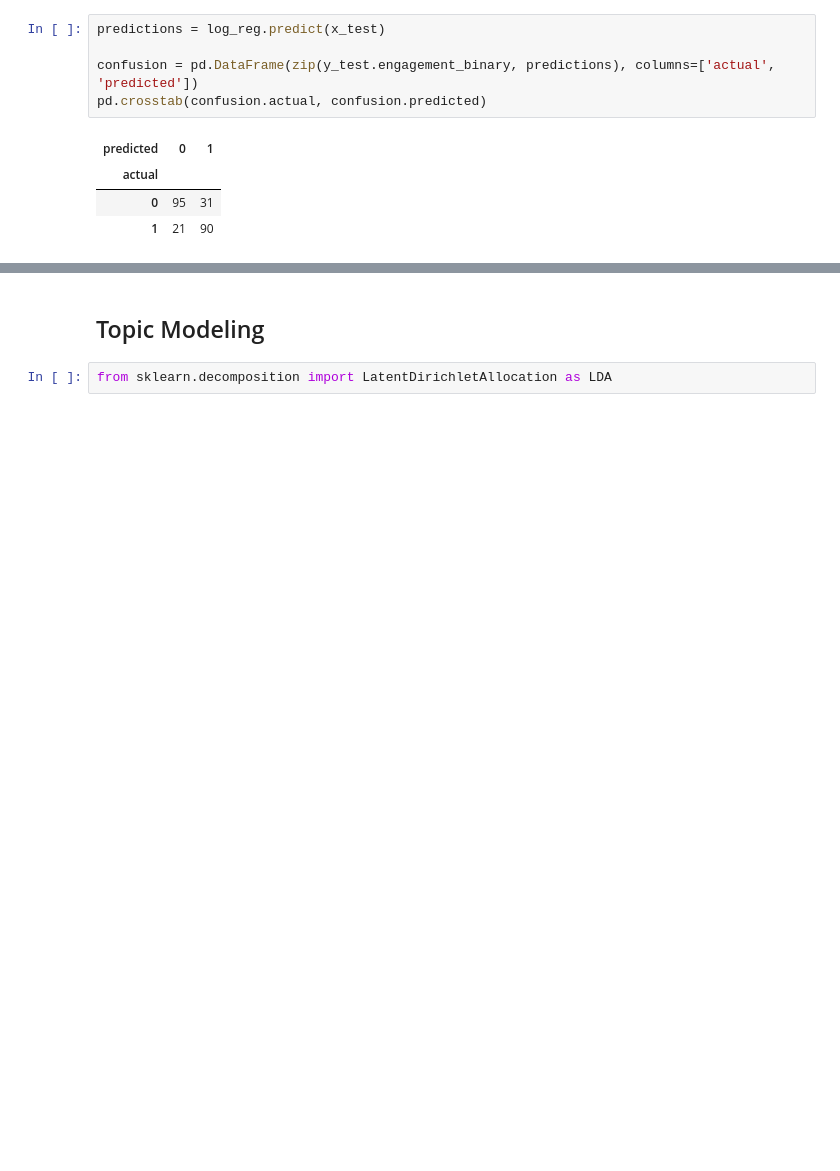
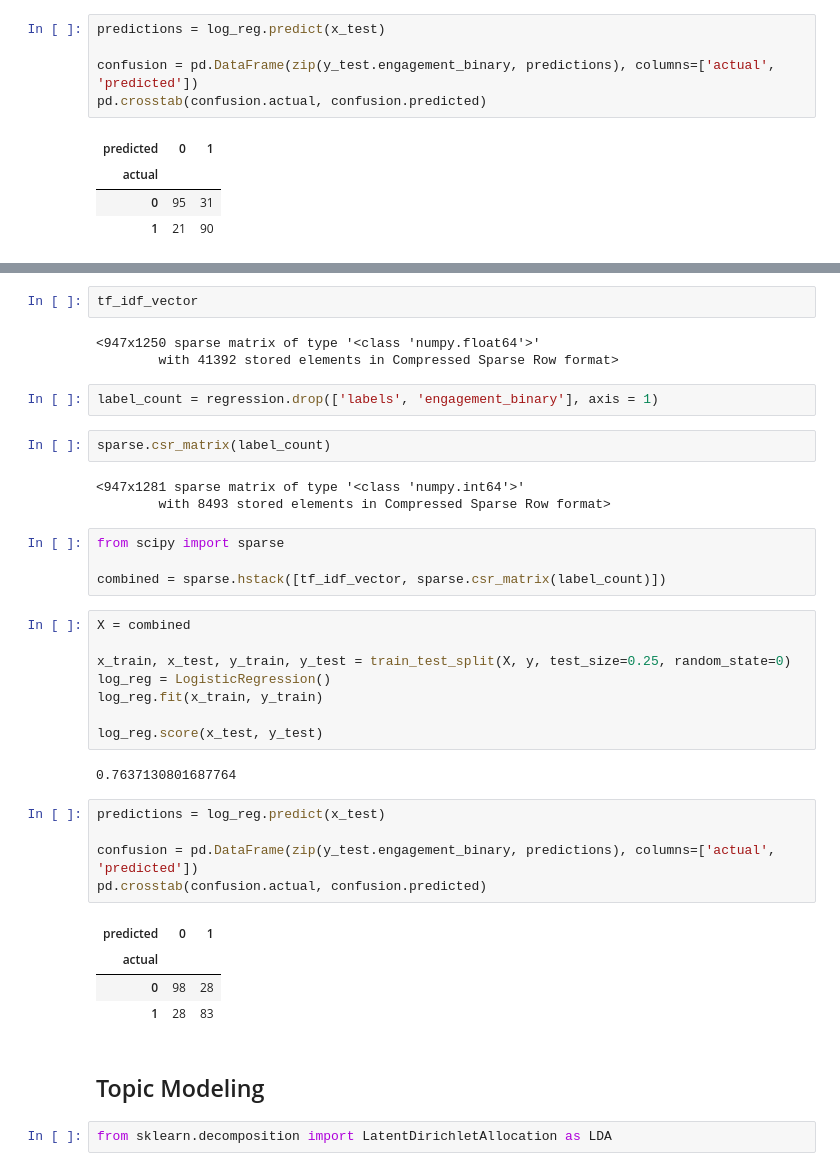
Before and after one commit to chenson2018/Text-Analysis-Class, a Jupyter notebook: Assignment 2/Load Pickle.ipynb, the cells around one changed output, grey strips where cells are left out. Drawn from its saved outputs; the diff is of its cells as text; blank space fills up the shorter version.

```diff
--- a/Assignment 2/Load Pickle.ipynb
+++ b/Assignment 2/Load Pickle.ipynb
@@ -188,3 +190,39 @@ pd.crosstab(confusion.actual, confusion.predicted)
+# %%
+tf_idf_vector
+# %% [output]
+<947x1250 sparse matrix of type '<class 'numpy.float64'>'
+        with 41392 stored elements in Compressed Sparse Row format>
+# %%
+label_count = regression.drop(['labels', 'engagement_binary'], axis = 1)
+# %%
+sparse.csr_matrix(label_count)
+# %% [output]
+<947x1281 sparse matrix of type '<class 'numpy.int64'>'
+        with 8493 stored elements in Compressed Sparse Row format>
+# %%
+from scipy import sparse
+
+combined = sparse.hstack([tf_idf_vector, sparse.csr_matrix(label_count)])
+# %%
+X = combined
+
+x_train, x_test, y_train, y_test = train_test_split(X, y, test_size=0.25, random_state=0)
+log_reg = LogisticRegression()
+log_reg.fit(x_train, y_train)
+
+log_reg.score(x_test, y_test)
+# %% [output]
+0.7637130801687764
+# %%
+predictions = log_reg.predict(x_test)
+
+confusion = pd.DataFrame(zip(y_test.engagement_binary, predictions), columns=['actual', 'predicted'])
+pd.crosstab(confusion.actual, confusion.predicted)
+# %% [output]
+| predicted | 0 | 1 |
+| actual |  |  |
+| 0 | 98 | 28 |
+| 1 | 28 | 83 |
 # %% [markdown]
 ## Topic Modeling
 # %%
```
Also changed, not shown: parts of 3 cells of this notebook.
